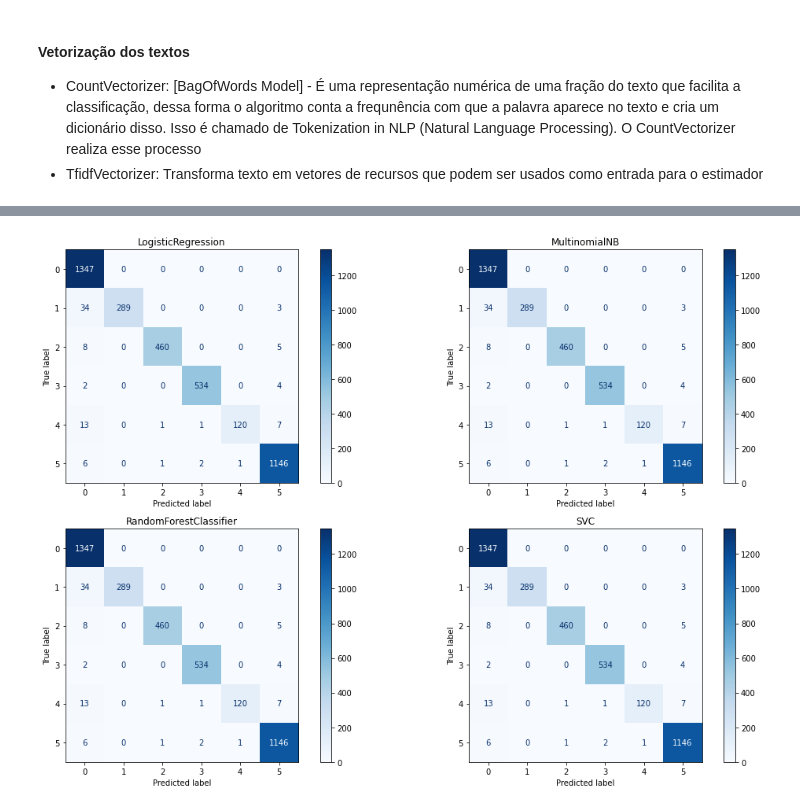
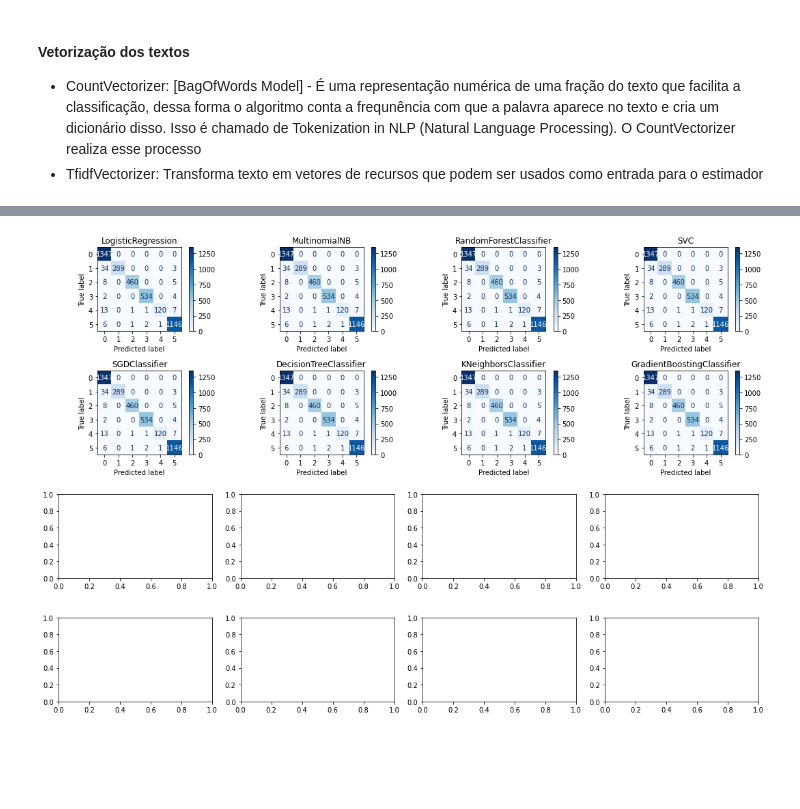
Before and after one commit to willsantospereira/tcc_nlp, a Jupyter notebook: notebook/Analise_Emocao.ipynb, the cells around one changed output, grey strips where cells are left out. Drawn from its saved outputs; the diff is of its cells as text; code cells hidden in the pictures; blank space fills up the shorter version.

```diff
--- a/notebook/Analise_Emocao.ipynb
+++ b/notebook/Analise_Emocao.ipynb
@@ -340,6 +339,5 @@ def evaluates_score_model(modelo, vectorizer, X_train, X_test, y_train, y_test):
 # %%
-def get_model_instace(model):
-    return {
+classifiers = {
         'LogisticRegression': LogisticRegression(multi_class='multinomial', solver='lbfgs'),
         'MultinomialNB': MultinomialNB(),
         'RandomForestClassifier': RandomForestClassifier(n_estimators=100),
@@ -348,7 +346,10 @@ def get_model_instace(model):
         'DecisionTreeClassifier': DecisionTreeClassifier(criterion="gini"),
         'KNeighborsClassifier': KNeighborsClassifier(n_neighbors=5),
         'GradientBoostingClassifier': GradientBoostingClassifier(n_estimators=150),
-    }.get(model)
+    }
+# %%
+def get_model_instace(model):
+    return classifiers.get(model)
 # %%
 list_models = [get_model_instace('LogisticRegression')
                 ,get_model_instace('MultinomialNB')
@@ -455,25 +553,25 @@ weighted avg       0.65      0.65      0.65       855
 # %%
 from sklearn.metrics import plot_confusion_matrix as ppp
 from matplotlib import pyplot as plt
 
-fig, axes = plt.subplots(nrows=2, ncols=2, figsize=(15,10))
+fig, axes = plt.subplots(nrows=4, ncols=4, figsize=(15,10))
 
 v = TfidfVectorizer()
 v.fit(X_test)
 X_test_data_vec = v.transform(X_test)
 
 svc = SVC()
 svc.fit(X_test_data_vec, y_test)
 
 ppp(svc, X_test_data_vec, y_test, ax=ax, cmap='Blues')
 
 # # print(axes.flatten())
 
 for cls, ax in zip(list_models, axes.flatten()):
 #     ppp(cls, X_test_data_vec, y_test, ax=ax, cmap='Blues', display_labels=y_test)
     ppp(svc, X_test_data_vec, y_test, ax=ax, cmap='Blues')
     ax.title.set_text(type(cls).__name__)
 plt.tight_layout()
 plt.show()
 # %% [output]
-[figure, old version]
+[figure, new version]
```
Also changed, not shown: parts of 7 cells of this notebook.
